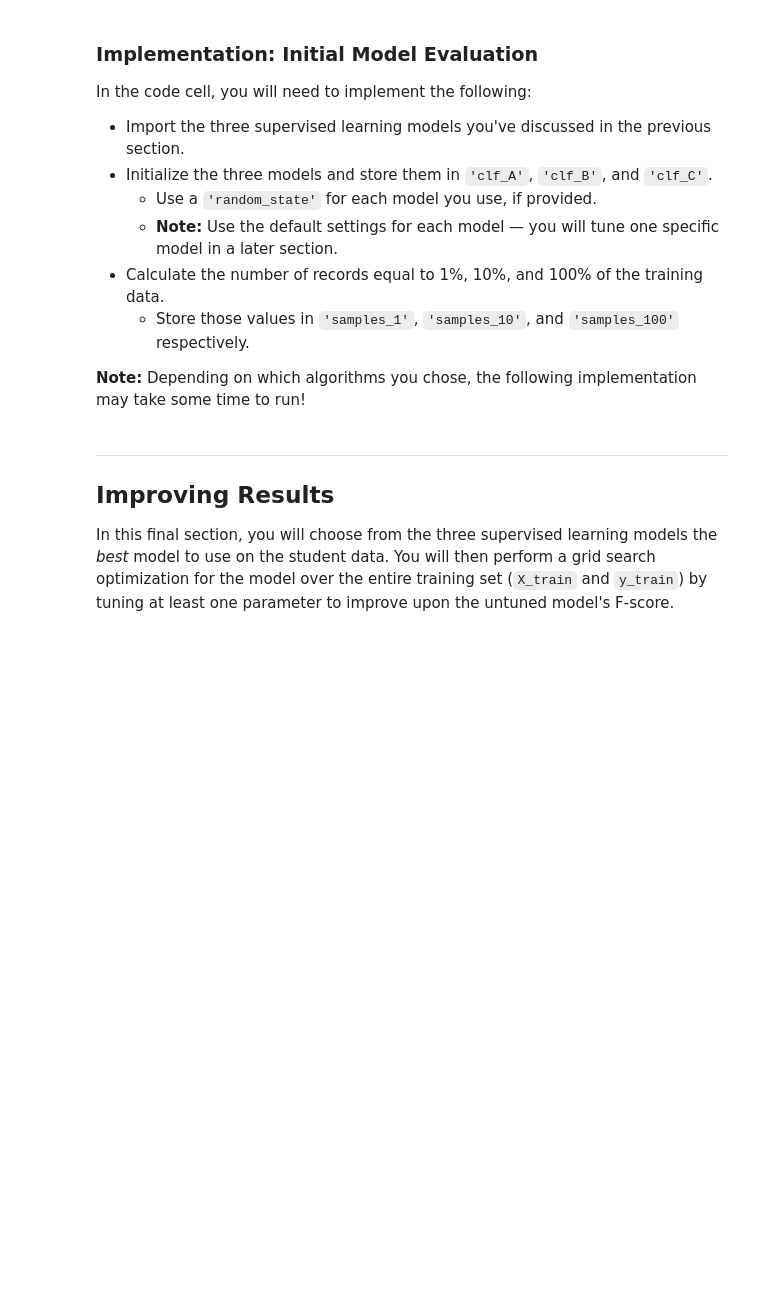
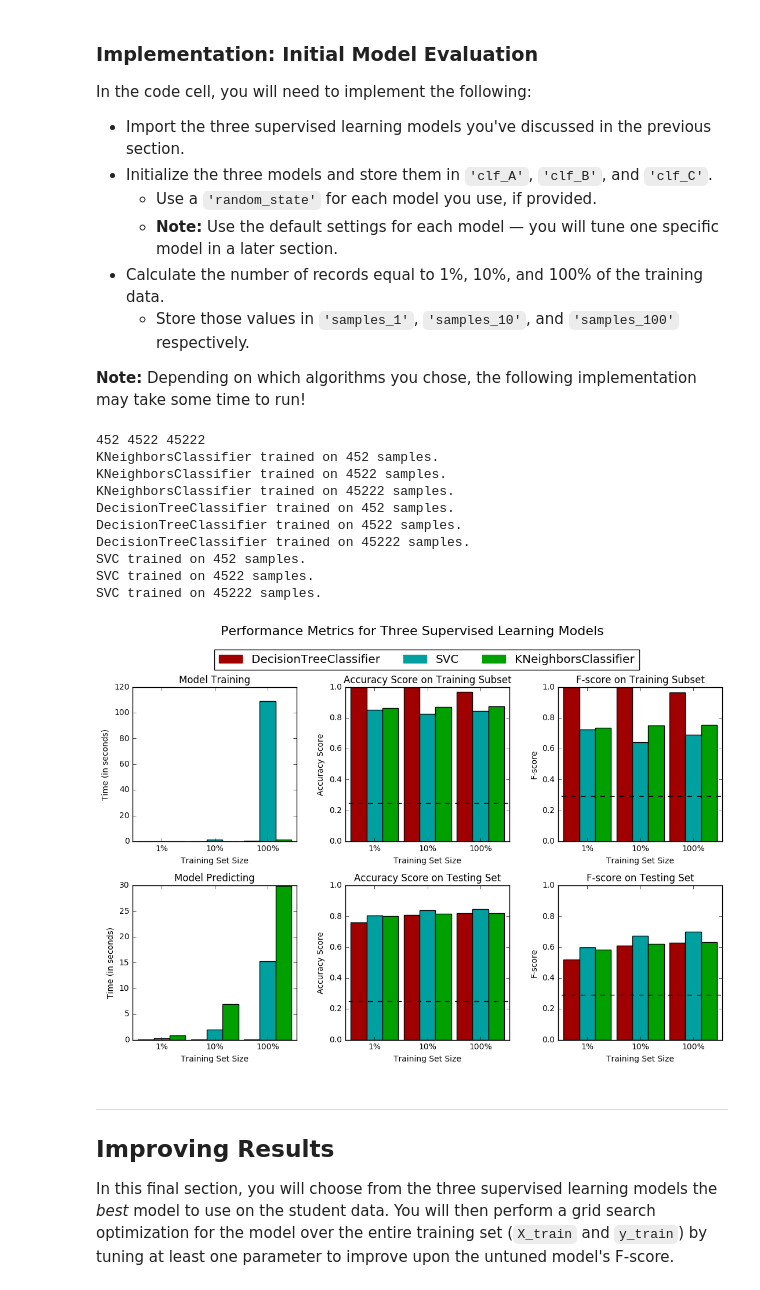
Before and after one commit to saiabhishekgv/Finding-Donors-for-CharityML, a Jupyter notebook: finding_donors.ipynb, the cells around one changed output. Saved outputs shown, nothing was run; the diff lists cells and outputs as text; code cells hidden in the pictures; blank space fills up the shorter version.

```diff
--- a/finding_donors.ipynb
+++ b/finding_donors.ipynb
@@ -232,8 +232,6 @@ In the code block below, you will need to implement the following:
  - Calculate the F-score for both the training subset and testing set.
    - Make sure that you set the `beta` parameter!
 # %%
-# TODO: Import two metrics from sklearn - fbeta_score and accuracy_score
-
 def train_predict(learner, sample_size, X_train, y_train, X_test, y_test):
     '''
     inputs:
@@ -249,33 +247,33 @@ def train_predict(learner, sample_size, X_train, y_train, X_test, y_test):
 
     # TODO: Fit the learner to the training data using slicing with 'sample_size'
     start = time() # Get start time
-    learner = None
+    learner = learner.fit(X_train[0:sample_size],y_train[0:sample_size])
     end = time() # Get end time
 
     # TODO: Calculate the training time
-    results['train_time'] = None
+    results['train_time'] = end-start
 
     # TODO: Get the predictions on the test set,
     #       then get predictions on the first 300 training samples
     start = time() # Get start time
-    predictions_test = None
-    predictions_train = None
+    predictions_test = learner.predict(X_test)
+    predictions_train = learner.predict(X_train[:300])
     end = time() # Get end time
 
     # TODO: Calculate the total prediction time
-    results['pred_time'] = None
+    results['pred_time'] = end-start
 
     # TODO: Compute accuracy on the first 300 training samples
-    results['acc_train'] = None
+    results['acc_train'] = accuracy_score(y_train[:300],predictions_train[:])
 
     # TODO: Compute accuracy on test set
-    results['acc_test'] = None
+    results['acc_test'] = accuracy_score(y_test,predictions_test)
 
     # TODO: Compute F-score on the the first 300 training samples
-    results['f_train'] = None
+    results['f_train'] = fbeta_score(y_train[:300],predictions_train[:], 0.5)
 
     # TODO: Compute F-score on the test set
-    results['f_test'] = None
+    results['f_test'] = fbeta_score(y_test,predictions_test, 0.5)
 
     # Success
     print "{} trained on {} samples.".format(learner.__class__.__name__, sample_size)
@@ -296,27 +294,42 @@ In the code cell, you will need to implement the following:
 # %%
 # TODO: Import the three supervised learning models from sklearn
 
+from sklearn import neighbors,tree,svm
+
 # TODO: Initialize the three models
-clf_A = None
-clf_B = None
-clf_C = None
+clf_A = neighbors.KNeighborsClassifier(n_neighbors=5 )
+clf_B = tree.DecisionTreeClassifier()
+clf_C = svm.SVC(kernel='linear',random_state=1)
 
 # TODO: Calculate the number of samples for 1%, 10%, and 100% of the training data
-samples_1 = None
-samples_10 = None
-samples_100 = None
+samples_1 = n_records /100
+samples_10 = (n_records *10)/100
+samples_100 = (n_records * 100)/100
 
+print samples_1 , samples_10, samples_100
 # Collect results on the learners
 results = {}
 for clf in [clf_A, clf_B, clf_C]:
     clf_name = clf.__class__.__name__
     results[clf_name] = {}
     for i, samples in enumerate([samples_1, samples_10, samples_100]):
         results[clf_name][i] = \
         train_predict(clf, samples, X_train, y_train, X_test, y_test)
 
 # Run metrics visualization for the three supervised learning models chosen
 vs.evaluate(results, accuracy, fscore)
+# %% [output]
+452 4522 45222
+KNeighborsClassifier trained on 452 samples.
+KNeighborsClassifier trained on 4522 samples.
+KNeighborsClassifier trained on 45222 samples.
+DecisionTreeClassifier trained on 452 samples.
+DecisionTreeClassifier trained on 4522 samples.
+DecisionTreeClassifier trained on 45222 samples.
+SVC trained on 452 samples.
+SVC trained on 4522 samples.
+SVC trained on 45222 samples.
+[figure, added]
 # %% [markdown]
 ----
 ## Improving Results
```
